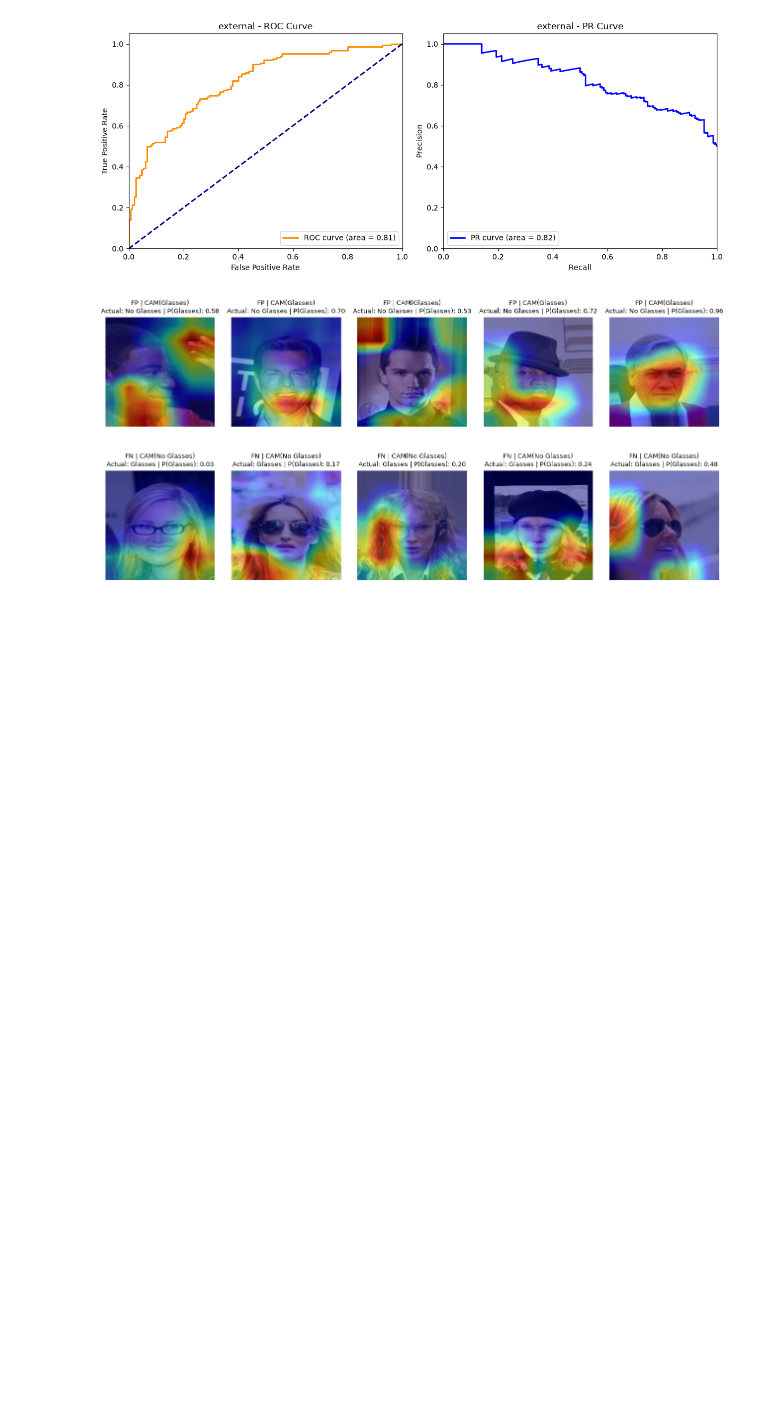
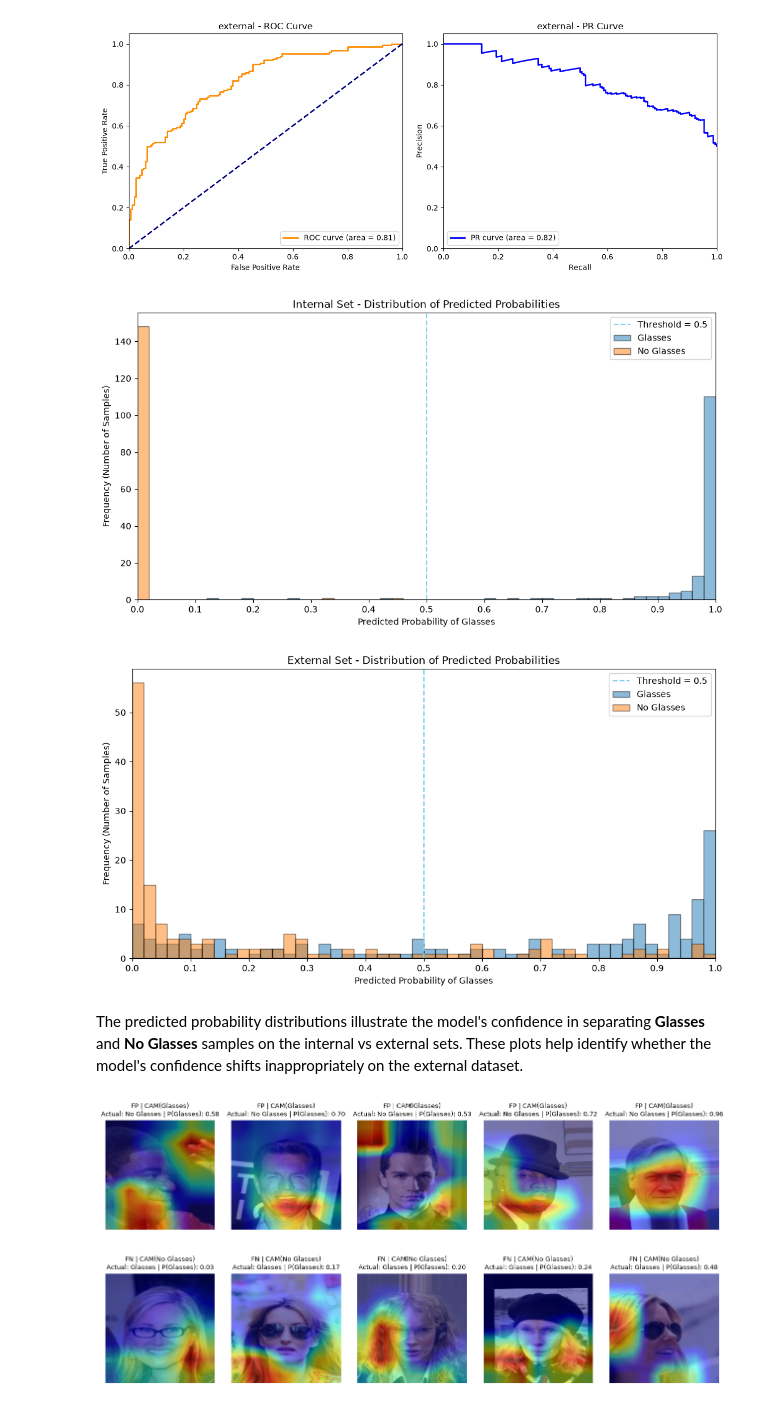
Before and after one commit to tritinvo18/ai_auditing, a Jupyter notebook: case2_improved.ipynb, the cells around one changed output. Cells and saved outputs as stored; diff of their text form; code cells hidden in the pictures; blank space fills up the shorter version.

```diff
--- a/case2_improved.ipynb
+++ b/case2_improved.ipynb
@@ -93,6 +117,35 @@ Recall   : 0.620
 F1-score : 0.681
 [figure]
 [figure]
+# %%
+# Plot predicted probability distributions for Internal and External sets
+num_bins=50
+
+for split in ['internal','external']:
+    labels=all_labels[split].astype(bool)
+    probs_class1=all_predictions[split][:,1]
+
+    class1_counts,class1_bin_edges=np.histogram(probs_class1[labels],bins=num_bins,range=(0,1))
+    class0_counts,class0_bin_edges=np.histogram(probs_class1[~labels],bins=num_bins,range=(0,1))
+
+    plt.figure(figsize=(12,6))
+    plt.bar(class1_bin_edges[:-1],class1_counts,width=class1_bin_edges[1]-class1_bin_edges[0],edgecolor='black',align='edge',label='Glasses',alpha=0.5)
+    plt.bar(class0_bin_edges[:-1],class0_counts,width=class0_bin_edges[1]-class0_bin_edges[0],edgecolor='black',align='edge',label='No Glasses',alpha=0.5)
+
+    plt.axvline(x=0.5,color='skyblue',linestyle='--',linewidth=1.5, label='Threshold = 0.5')
+
+    plt.xlabel('Predicted Probability of Glasses')
+    plt.ylabel('Frequency (Number of Samples)')
+    plt.title(f'{split.capitalize()} Set - Distribution of Predicted Probabilities')
+    plt.xticks(np.linspace(0,1,11))
+    plt.xlim(0,1)
+    plt.legend()
+    plt.show()
+# %% [output]
+[figure, added]
+[figure, added]
+# %% [markdown]
+The predicted probability distributions illustrate the model's confidence in separating **Glasses** and **No Glasses** samples on the internal vs external sets. These plots help identify whether the model's confidence shifts inappropriately on the external dataset.
 # %%
 # Get external labels and predicted probabilities
 labels = all_labels['external']
```
Also changed, not shown: parts of 4 cells of this notebook, 16 other files.
